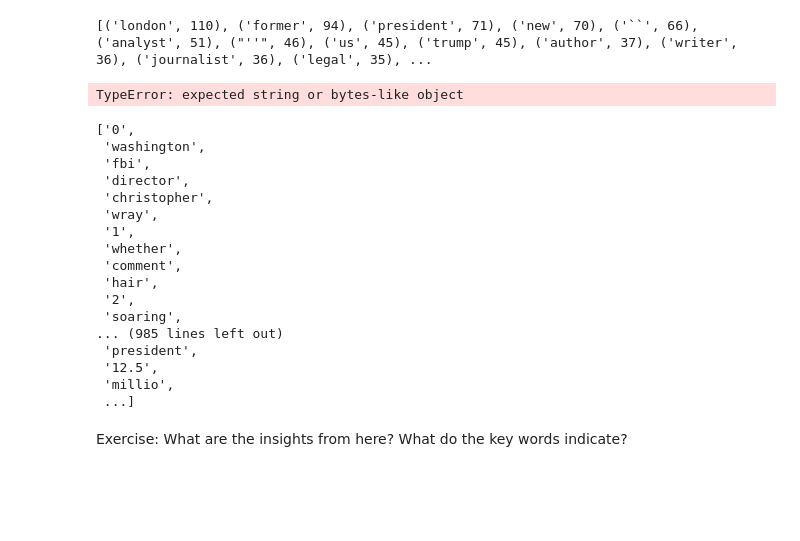
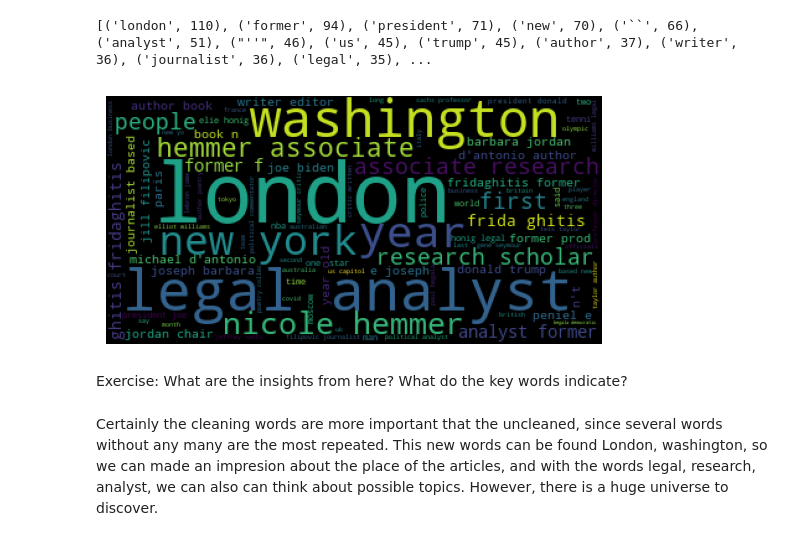
Before and after one commit to rodzarayai/ANLP_LearningPortfolio, a Jupyter notebook: Spring 2024 ANLP Session 1_NLP_Basics - Part 2.ipynb, the cells around one changed output. Saved outputs shown, nothing was run; the diff lists cells and outputs as text; code cells hidden in the pictures; blank space fills up the shorter version.

```diff
--- a/Spring 2024 ANLP Session 1_NLP_Basics - Part 2.ipynb
+++ b/Spring 2024 ANLP Session 1_NLP_Basics - Part 2.ipynb
@@ -339,31 +342,15 @@ print(all_words.most_common(20))
 [figure]
 [('london', 110), ('former', 94), ('president', 71), ('new', 70), ('``', 66), ('analyst', 51), ("''", 46), ('us', 45), ('trump', 45), ('author', 37), ('writer', 36), ('journalist', 36), ('legal', 35), ...
 # %%
-wordcloud = WordCloud(max_words=100).generate(filtered_tokens_clean)
+#FIX
+# Ensure filtered_tokens_clean is a list of words, then join them into a single string
+text = ' '.join(filtered_tokens_clean)
+
+wordcloud = WordCloud(max_words=100).generate(text)
 
 import matplotlib.pyplot as plt
 plt.imshow(wordcloud)
 plt.axis("off")
 plt.show()
 # %% [output]
-TypeError: expected string or bytes-like object
+[figure, added]
-# %%
-filtered_tokens_clean
-# %% [output]
-['0',
- 'washington',
- 'fbi',
- 'director',
- 'christopher',
- 'wray',
- '1',
- 'whether',
- 'comment',
- 'hair',
- '2',
- 'soaring',
-... (985 lines left out)
- 'president',
- '12.5',
- 'millio',
- ...]
@@ -370,2 +359,5 @@ filtered_tokens_clean
 # %% [markdown]
 Exercise: What are the insights from here? What do the key words indicate?
+# %% [markdown]
+Certainly the cleaning words are more important that the uncleaned, since several words without any many are the most repeated. This new words can be found London, washington, so we can made an impresion about the place of the articles, and with the words legal, research, analyst, we can also can think about possible topics.
+However, there is a huge universe to discover.
```
Also changed, not shown: parts of 9 cells of this notebook, 18 other files.
